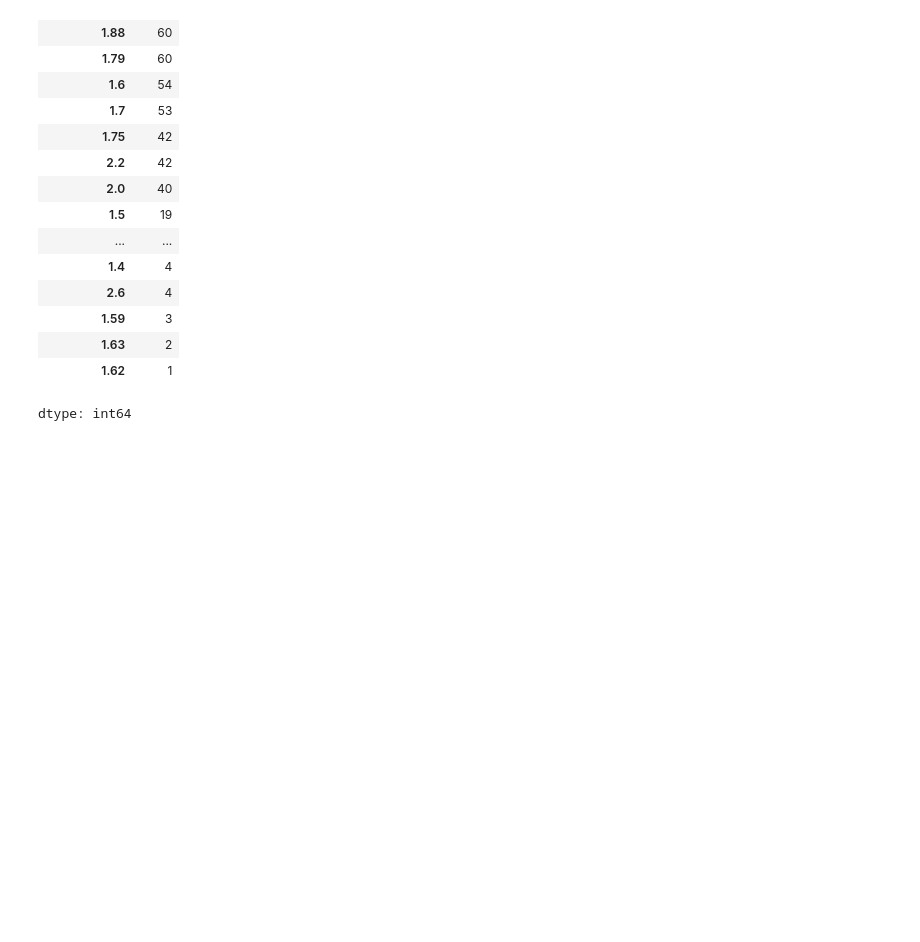
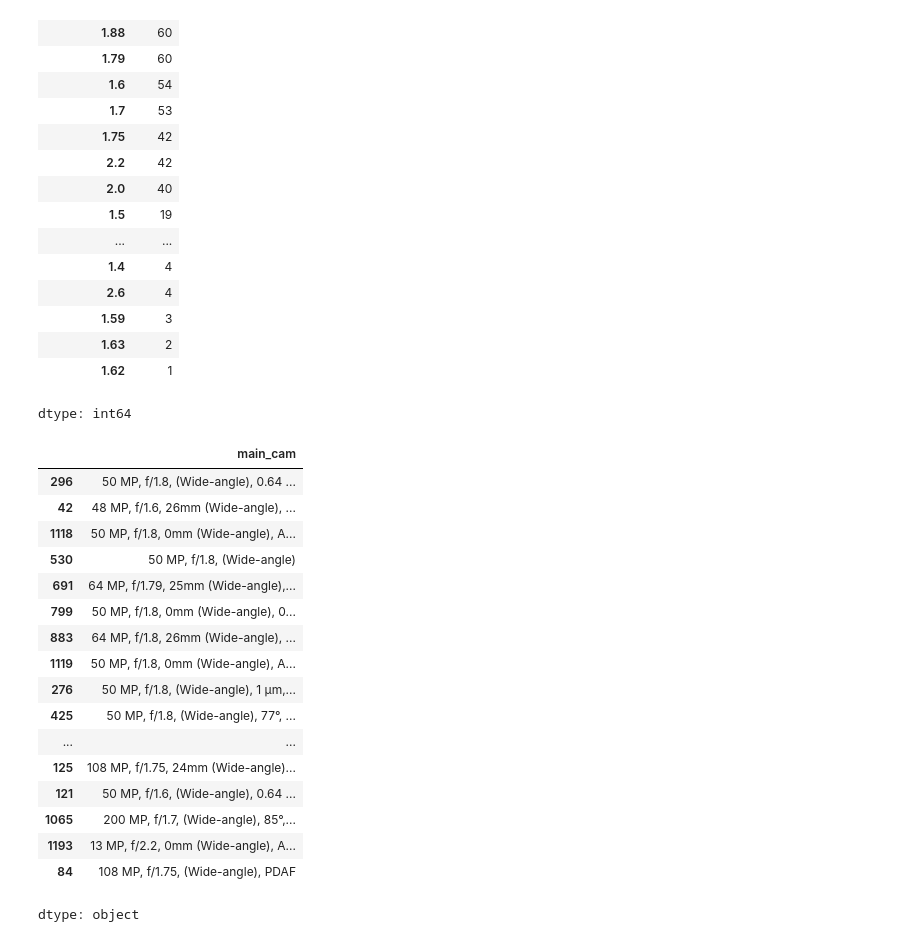
Before and after one commit to rajeshxdatascience/smartphone-recommender-system, a Jupyter notebook: SpecLens_AI_Data_Engineering.ipynb, the cells around one changed output. Saved outputs shown, nothing was run; the diff lists cells and outputs as text; code cells hidden in the pictures; blank space fills up the shorter version.

```diff
--- a/SpecLens_AI_Data_Engineering.ipynb
+++ b/SpecLens_AI_Data_Engineering.ipynb
@@ -3231,3 +3231,24 @@ df['cam_aperture'].value_counts(dropna=False)
 dtype: int64
 # %%
 df['cam_aperture'] = pd.to_numeric(df['cam_aperture'])
+# %%
+df['main_cam'].sample(20)
+# %% [output]
+|  | main_cam |
+| 296 | 50 MP, f/1.8, (Wide-angle), 0.64 ... |
+| 42 | 48 MP, f/1.6, 26mm (Wide-angle), ... |
+| 1118 | 50 MP, f/1.8, 0mm (Wide-angle), A... |
+| 530 | 50 MP, f/1.8, (Wide-angle) |
+| 691 | 64 MP, f/1.79, 25mm (Wide-angle),... |
+| 799 | 50 MP, f/1.8, 0mm (Wide-angle), 0... |
+| 883 | 64 MP, f/1.8, 26mm (Wide-angle), ... |
+| 1119 | 50 MP, f/1.8, 0mm (Wide-angle), A... |
+| 276 | 50 MP, f/1.8, (Wide-angle), 1 µm,... |
+| 425 | 50 MP, f/1.8, (Wide-angle), 77°, ... |
+| ... | ... |
+| 125 | 108 MP, f/1.75, 24mm (Wide-angle)... |
+| 121 | 50 MP, f/1.6, (Wide-angle), 0.64 ... |
+| 1065 | 200 MP, f/1.7, (Wide-angle), 85°,... |
+| 1193 | 13 MP, f/2.2, 0mm (Wide-angle), A... |
+| 84 | 108 MP, f/1.75, (Wide-angle), PDAF |
+dtype: object
```
Also changed, not shown: parts of 2 cells of this notebook.
